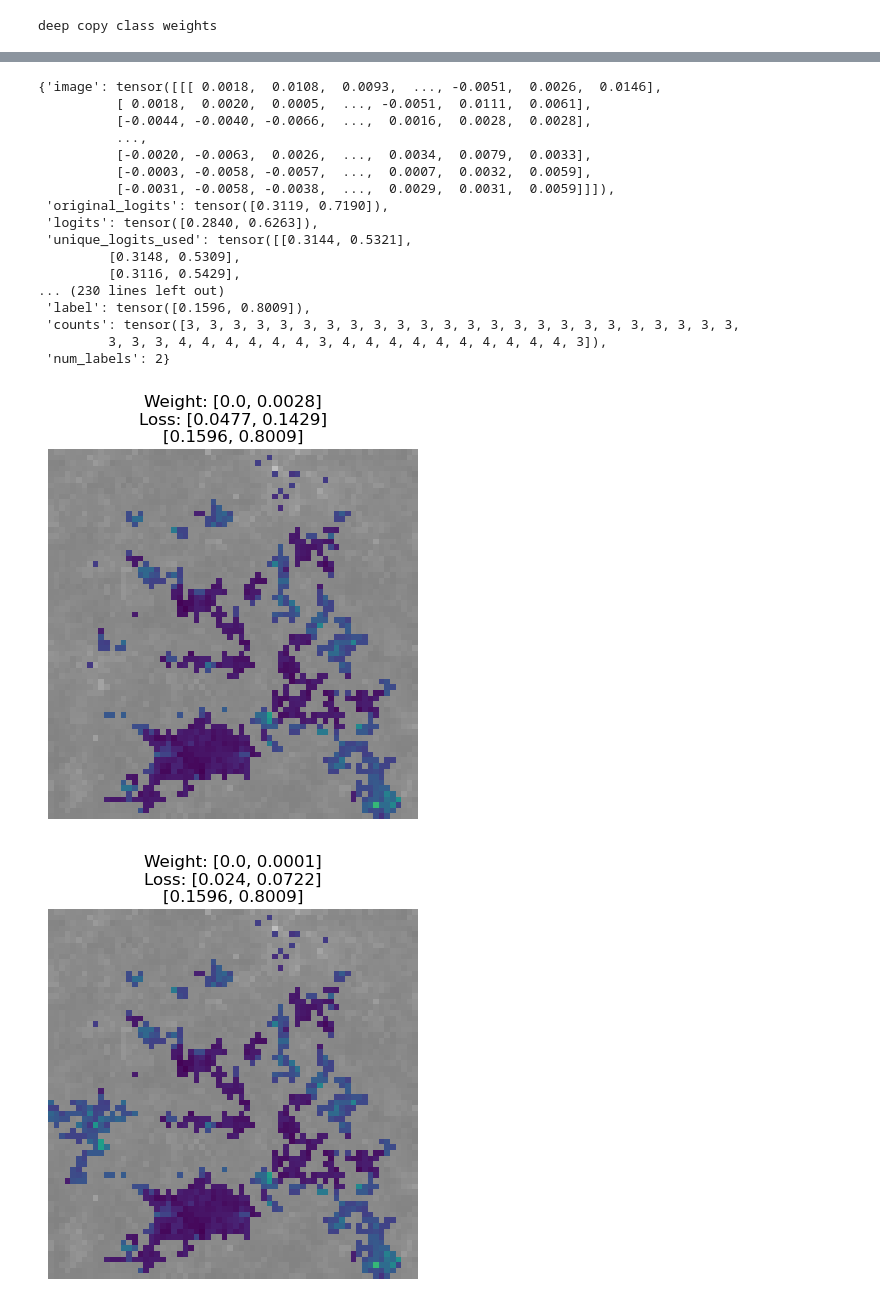
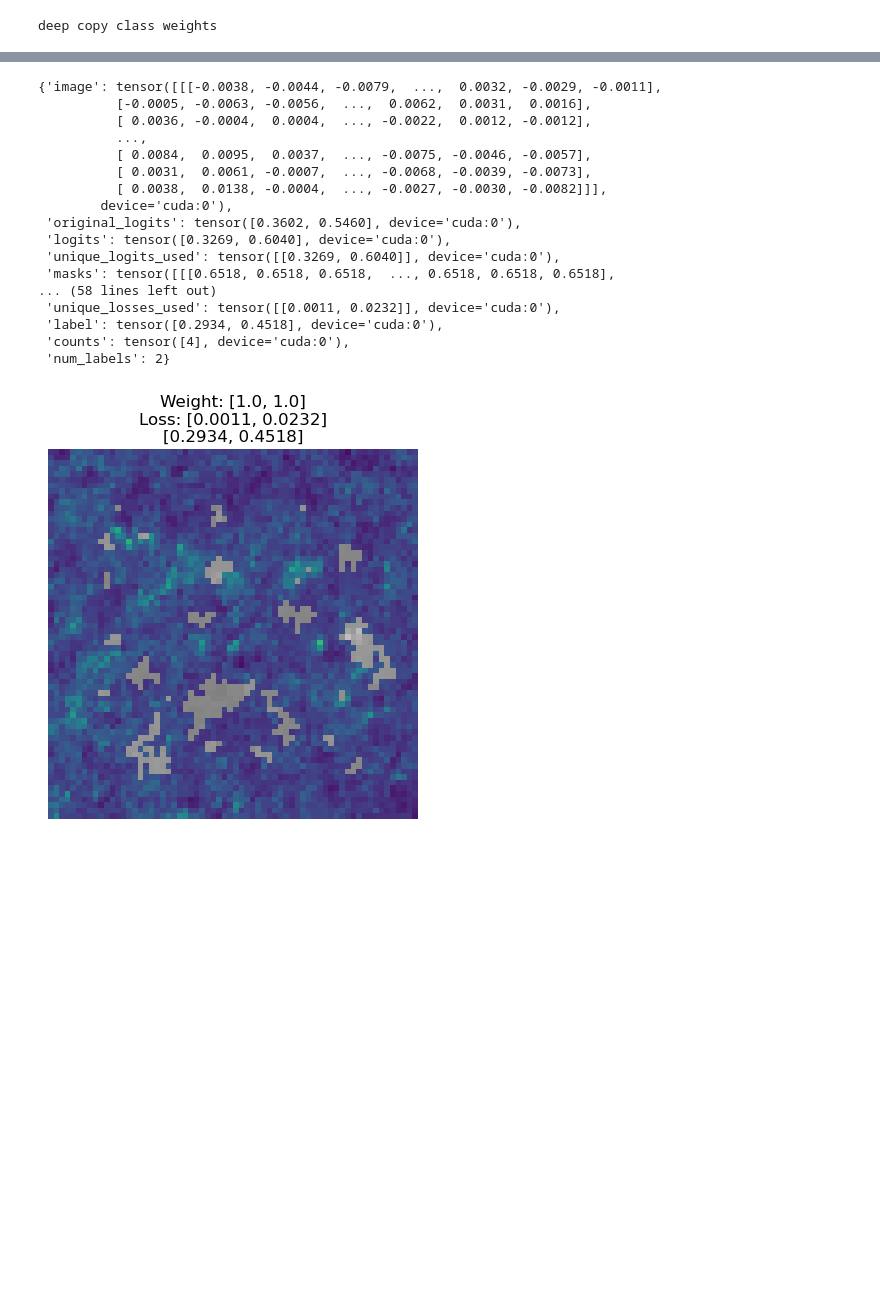
Before and after one commit to BrachioLab/sop, a Jupyter notebook: notebooks/cosmogrid/eval_cosmogrid.ipynb, the cells around one changed output, grey strips where cells are left out. Cells and saved outputs as stored; diff of their text form; code cells hidden in the pictures; blank space fills up the shorter version.

Commit message:
Add cosmogrid notebooks

```diff
--- a/notebooks/cosmogrid/eval_cosmogrid.ipynb
+++ b/notebooks/cosmogrid/eval_cosmogrid.ipynb
@@ -44,7 +44,7 @@ warmup_steps = 2000
 mask_batch_size = 64
 
 # experiment args
-exp_dir = '../../exps/cosmogrid'
+exp_dir = '../../exps/cosmogrid_4h/best'
 os.makedirs(exp_dir, exist_ok=True)
 output_dirname = os.path.join(exp_dir, 'val_results')
 os.makedirs(output_dirname, exist_ok=True)
@@ -129,9 +129,9 @@ from torch.utils.data import DataLoader
 train_size, val_size = -1, -1
 # train_size = 100
 # val_size = 100
-train_dataset = CosmogridDataset(root_dir=TRAIN_DATA_DIR, split='train', data_size=train_size,
+train_dataset = CosmogridDataset(data_dir=TRAIN_DATA_DIR, split='train', data_size=train_size,
                                  mask_path=mask_path, mask_transform=mask_transform)
-val_dataset = CosmogridDataset(root_dir=TRAIN_DATA_DIR, split='val', data_size=train_size,
+val_dataset = CosmogridDataset(data_dir=TRAIN_DATA_DIR, split='val', data_size=train_size,
                                  mask_path=mask_path, mask_transform=mask_transform)
 
 # Create a DataLoader to batch and shuffle the data
@@ -159,8 +159,8 @@ Finished loading 10000 val images ...
 backbone_model = backbone_model.to(device)
 class_weights = get_chained_attr(backbone_model, config.finetune_layers[0]).weight #.clone().to(device)
 class_weights.shape
-model = SOPImageCls(config, backbone_model, class_weights=class_weights, projection_layer=None)
-model_state_dict = torch.load(os.path.join(exp_dir, 'model.pt'), map_location=device)
+model = SOPImageCls(config, backbone_model) #, class_weights=class_weights, projection_layer=None)
+model_state_dict = torch.load(os.path.join(exp_dir, 'checkpoint.pth'), map_location=device)['model']
 model.load_state_dict(model_state_dict)
 model = model.to(device)
 model.eval();
@@ -253,22 +255,22 @@ entry = {'image': inputs[i],
 # %%
 entry
 # %% [output]
-{'image': tensor([[[ 0.0018,  0.0108,  0.0093,  ..., -0.0051,  0.0026,  0.0146],
-          [ 0.0018,  0.0020,  0.0005,  ..., -0.0051,  0.0111,  0.0061],
-          [-0.0044, -0.0040, -0.0066,  ...,  0.0016,  0.0028,  0.0028],
+{'image': tensor([[[-0.0038, -0.0044, -0.0079,  ...,  0.0032, -0.0029, -0.0011],
+          [-0.0005, -0.0063, -0.0056,  ...,  0.0062,  0.0031,  0.0016],
+          [ 0.0036, -0.0004,  0.0004,  ..., -0.0022,  0.0012, -0.0012],
           ...,
-          [-0.0020, -0.0063,  0.0026,  ...,  0.0034,  0.0079,  0.0033],
-          [-0.0003, -0.0058, -0.0057,  ...,  0.0007,  0.0032,  0.0059],
-          [-0.0031, -0.0058, -0.0038,  ...,  0.0029,  0.0031,  0.0059]]]),
- 'original_logits': tensor([0.3119, 0.7190]),
- 'logits': tensor([0.2840, 0.6263]),
- 'unique_logits_used': tensor([[0.3144, 0.5321],
-         [0.3148, 0.5309],
-         [0.3116, 0.5429],
-... (230 lines left out)
- 'label': tensor([0.1596, 0.8009]),
- 'counts': tensor([3, 3, 3, 3, 3, 3, 3, 3, 3, 3, 3, 3, 3, 3, 3, 3, 3, 3, 3, 3, 3, 3, 3, 3,
-         3, 3, 3, 4, 4, 4, 4, 4, 4, 3, 4, 4, 4, 4, 4, 4, 4, 4, 4, 4, 3]),
+          [ 0.0084,  0.0095,  0.0037,  ..., -0.0075, -0.0046, -0.0057],
+          [ 0.0031,  0.0061, -0.0007,  ..., -0.0068, -0.0039, -0.0073],
+          [ 0.0038,  0.0138, -0.0004,  ..., -0.0027, -0.0030, -0.0082]]],
+        device='cuda:0'),
+ 'original_logits': tensor([0.3602, 0.5460], device='cuda:0'),
+ 'logits': tensor([0.3269, 0.6040], device='cuda:0'),
+ 'unique_logits_used': tensor([[0.3269, 0.6040]], device='cuda:0'),
+ 'masks': tensor([[[0.6518, 0.6518, 0.6518,  ..., 0.6518, 0.6518, 0.6518],
+... (58 lines left out)
+ 'unique_losses_used': tensor([[0.0011, 0.0232]], device='cuda:0'),
+ 'label': tensor([0.2934, 0.4518], device='cuda:0'),
+ 'counts': tensor([4], device='cuda:0'),
  'num_labels': 2}
 # %%
 def map_plotter(image, mask, type='dim'):
@@ -337,16 +335,19 @@ unique_bool_masks, summed_weights, mean_loss = sum_weights_for_unique_masks(entr
 # %%
 import matplotlib.pyplot as plt
 import matplotlib
+
+unique_bool_masks, summed_weights, mean_loss = sum_weights_for_unique_masks(entry['unique_masks_used'],
+                                                                       entry["unique_mask_weights_used"],
+                                                                       entry["unique_losses_used"])
 
 for j in range(len(unique_bool_masks)):
     weight_show = [round(val.item(), 4) for val in summed_weights[j]]
     loss_show = [round(val.item(), 4) for val in mean_loss[j]]
     label_show = [round(val.item(), 4) for val in entry["label"]]
     title = f'Weight: {weight_show}\nLoss: {loss_show}\n{label_show}'
-    map_plotter(entry['image'][0], unique_bool_masks[j].numpy(), type='dim')
+    map_plotter(entry['image'][0].cpu(), unique_bool_masks[j].cpu().numpy(), type='dim')
     plt.title(title)
     plt.axis('off')
     plt.show()
 # %% [output]
-[figure, old version]
+[figure, new version]
-[figure, removed]
```
Also changed, not shown: parts of 8 cells of this notebook, 4 other files.
